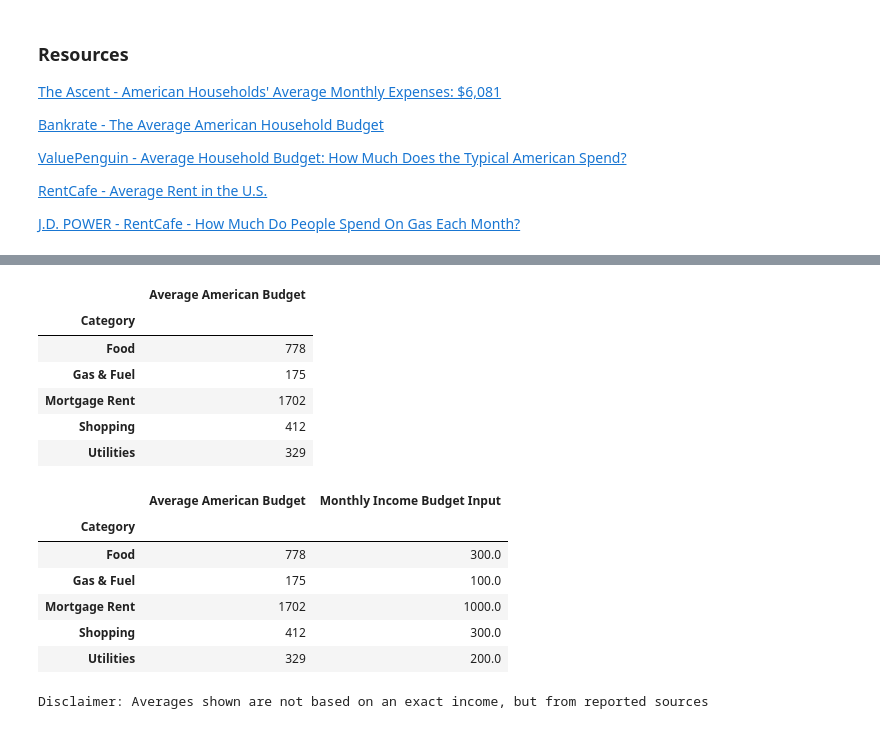
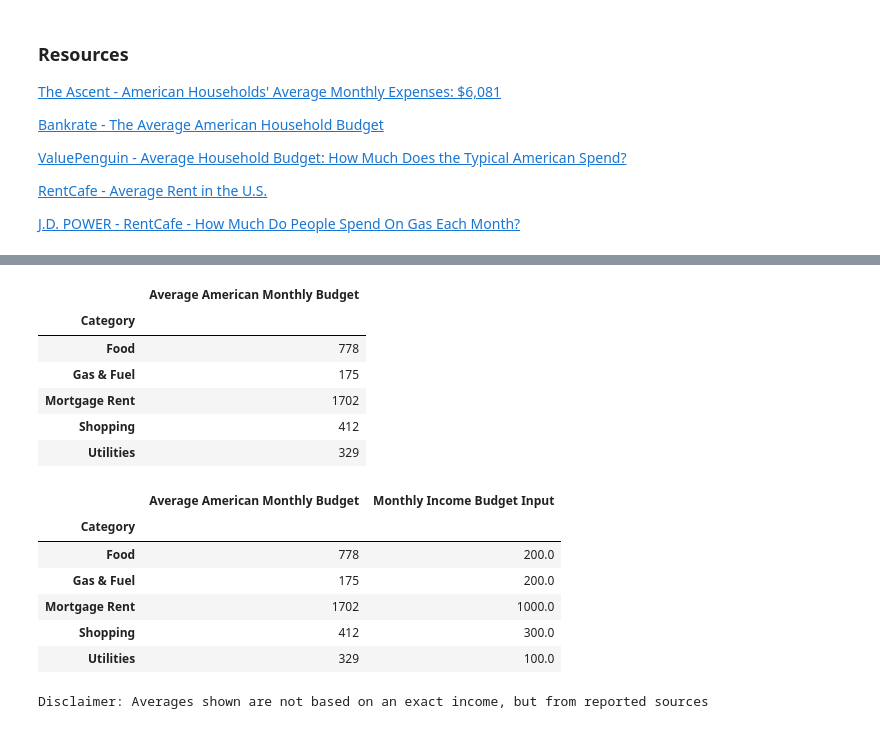
Before and after one commit to AnvithaChaluvadi/Personal-Finance-Management-Tool_Project1, a Jupyter notebook: finance_tool.ipynb, the cells around one changed output, grey strips where cells are left out. Saved outputs shown, nothing was run; the diff lists cells and outputs as text; code cells hidden in the pictures.

```diff
--- a/finance_tool.ipynb
+++ b/finance_tool.ipynb
@@ -555,10 +554,10 @@ budget_difference_df.hvplot.bar(x='Category', y='Difference', title='Budget Diff
 # %%
 df3 = df3.drop(columns=['Amount'])
 column_data = [778, 175, 1702, 412, 329]
-df3['Average American Budget'] = column_data
+df3['Average American Monthly Budget'] = column_data
 df3
 # %% [output]
-|  | Average American Budget |
+|  | Average American Monthly Budget |
 | Category |  |
 | Food | 778 |
 | Gas & Fuel | 175 |
@@ -571,13 +570,13 @@ df3.rename(columns={'monthly_income_budget': 'Monthly Income Budget Input'}, inp
 df3['Monthly Income Budget Input'] = column2_data
 df3
 # %% [output]
-|  | Average American Budget | Monthly Income Budget Input |
+|  | Average American Monthly Budget | Monthly Income Budget Input |
 | Category |  |  |
-| Food | 778 | 300.0 |
-| Gas & Fuel | 175 | 100.0 |
+| Food | 778 | 200.0 |
+| Gas & Fuel | 175 | 200.0 |
 | Mortgage Rent | 1702 | 1000.0 |
 | Shopping | 412 | 300.0 |
-| Utilities | 329 | 200.0 |
+| Utilities | 329 | 100.0 |
 # %%
 # Plot comparing monthly budget and the american budget values.
 # Inclued labels for the x- and y-axes, and a title.
```
Also changed, not shown: parts of 13 cells of this notebook, 4 other files.
